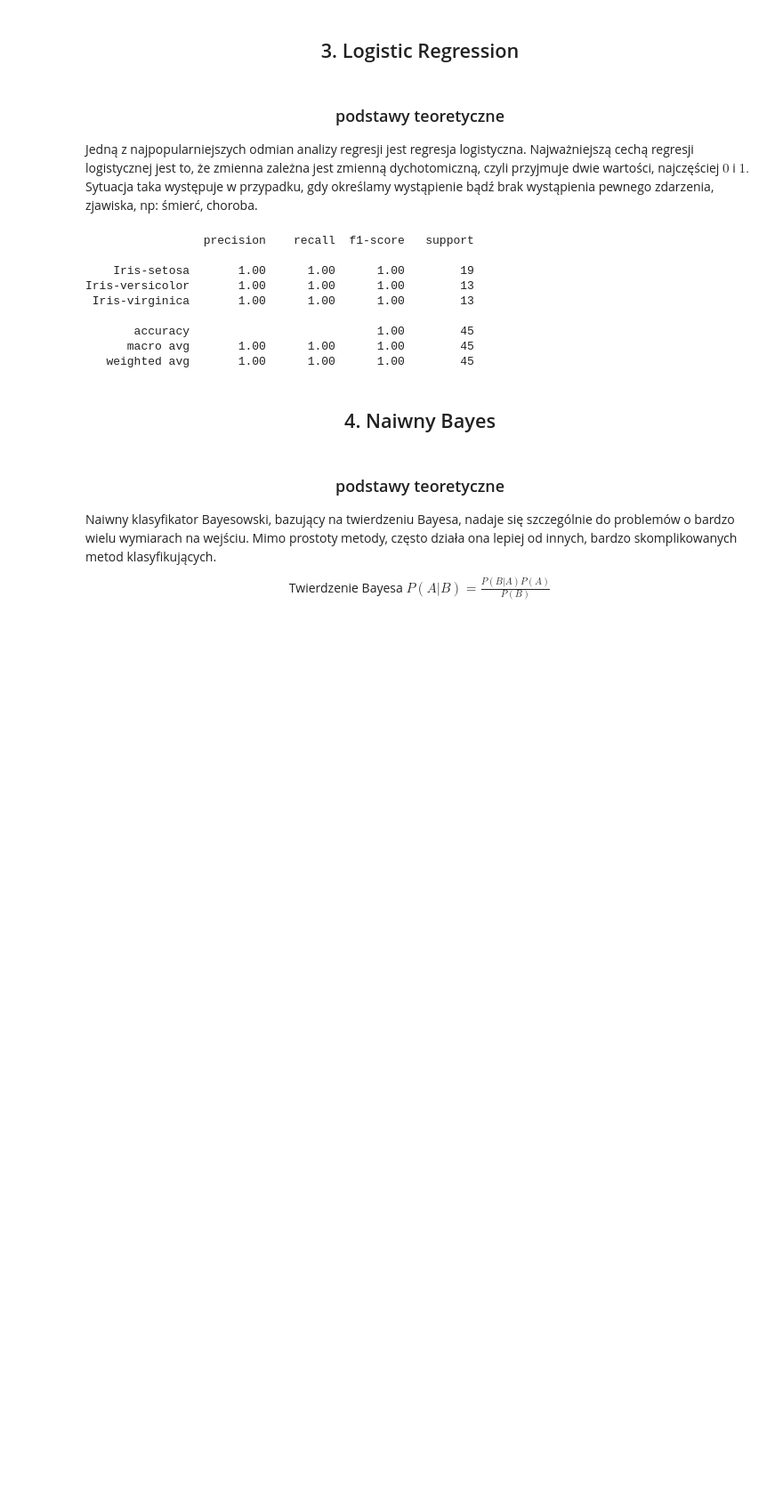
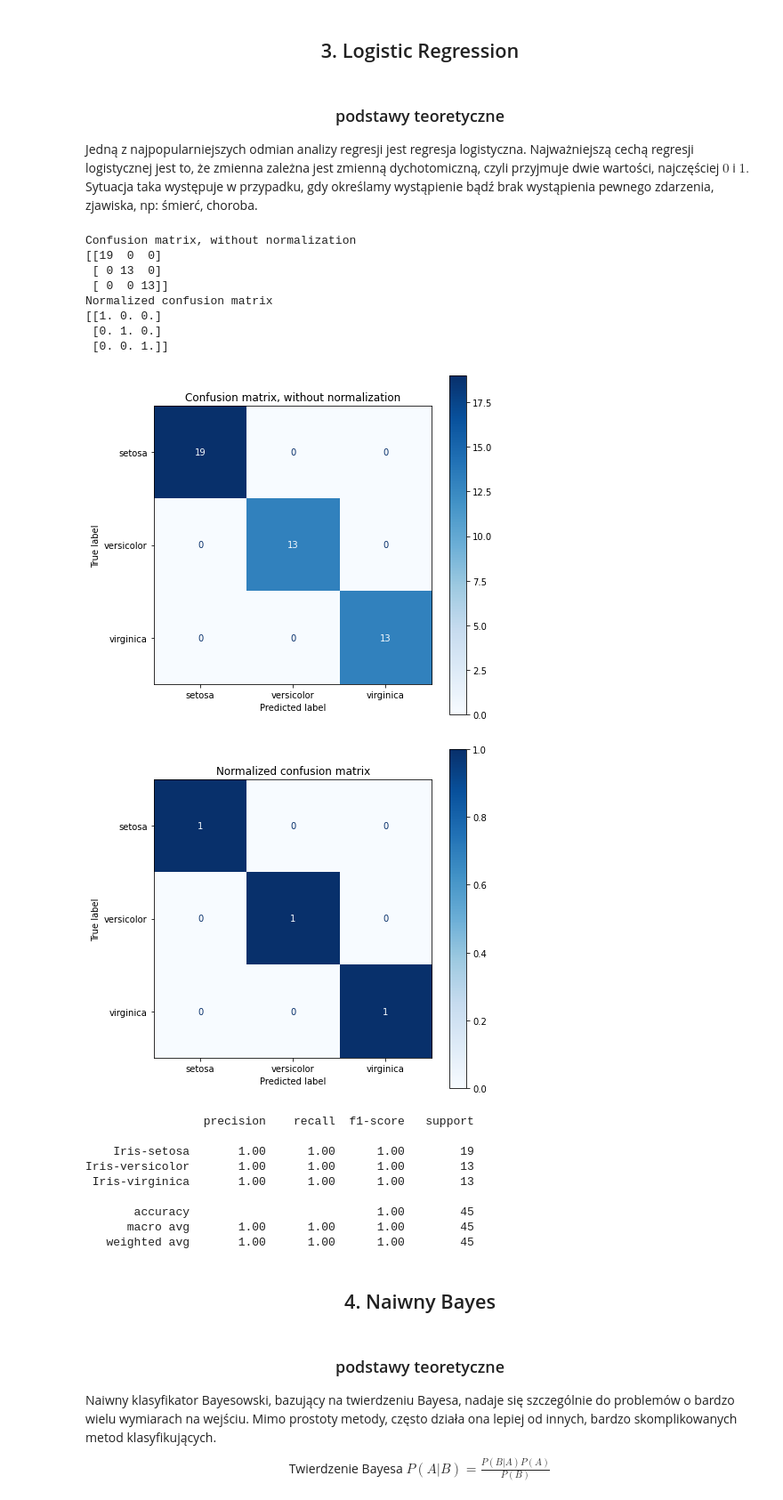
Before and after one commit to pajelonek/machine_learning_course, a Jupyter notebook: Lecture 4 - Classification/Lab6/Lab6_notebook.ipynb, the cells around one changed output. Shown at 89% size. Drawn from its saved outputs; the diff is of its cells as text; code cells hidden in the pictures; blank space fills up the shorter version.

```diff
--- a/Lecture 4 - Classification/Lab6/Lab6_notebook.ipynb
+++ b/Lecture 4 - Classification/Lab6/Lab6_notebook.ipynb
@@ -96,6 +99,22 @@ def calc_error_for_k_values(range_values: range, x_train: np.ndarray, x_test: np
     plt.xlabel('K Value')
     plt.ylabel('Mean Error')
     plt.show()
+# %%
+def plot_con_matrix(class_names, classifier, X_test, y_test):
+    titles_options = [("Confusion matrix, without normalization", None),
+                  ("Normalized confusion matrix", 'true')]
+    for title, normalize in titles_options:
+        disp = plot_confusion_matrix(classifier, X_test, y_test,
+                                     display_labels=class_names,
+                                     cmap=plt.cm.Blues,
+                                     normalize=normalize)
+        disp.ax_.set_title(title)
+        disp.ax_.grid(False)
+
+        print(title)
+        print(disp.confusion_matrix)
+
+    plt.show()
 # %%
 k_nearest_classifier(X_train, X_test, y_train, y_test)
 # %% [output]
@@ -167,30 +199,37 @@ dychotomiczną, czyli przyjmuje dwie wartości, najczęściej $0$ i $1.$ </br>
 Sytuacja taka występuje w przypadku, gdy określamy wystąpienie bądź brak wystąpienia pewnego
 zdarzenia, zjawiska, np: śmierć, choroba.
 # %%
-X = dataset.iloc[:, :-1].values
-y = dataset.iloc[:, 4].values
-x_train, x_test, y_train, y_test = train_test_split(X, y, test_size=0.3, random_state=42)
-model = LogisticRegression()
-model.fit(x_train, y_train) #Training the model
-predictions = model.predict(x_test)
-print( classification_report(y_test, predictions) )
+def logistic_regression(x: pd.DataFrame, y: pd.DataFrame, test_size: float = 0.3):
+    x_train, x_test, y_train, y_test = train_test_split(x, y, test_size=test_size, random_state=42)
+    model = LogisticRegression()
+    model.fit(x_train, y_train) #Training the model
+    plot_con_matrix(df.target_names, model, x_test, y_test)
+    predictions = model.predict(x_test)
+    print(classification_report(y_test, predictions))
-# %% [output]
-                 precision    recall  f1-score   support
-
-    Iris-setosa       1.00      1.00      1.00        19
-Iris-versicolor       1.00      1.00      1.00        13
- Iris-virginica       1.00      1.00      1.00        13
-
-       accuracy                           1.00        45
-      macro avg       1.00      1.00      1.00        45
-   weighted avg       1.00      1.00      1.00        45
-# %%
-def logistic_regression(x: pd.DataFrame, y: pd.DataFrame, test_size: float = 0.3):
-    x_train, x_test, y_train, y_test = train_test_split(x, y, test_size=test_size, random_state=42)
-    model = LogisticRegression()
-    model.fit(x_train, y_train) #Training the model
-    predictions = model.predict(x_test)
-    print(classification_report(y_test, predictions))
+# %%
+X = dataset.iloc[:, :-1].values
+y = dataset.iloc[:, 4].values
+logistic_regression(X, y)
+# %% [output]
+Confusion matrix, without normalization
+[[19  0  0]
+ [ 0 13  0]
+ [ 0  0 13]]
+Normalized confusion matrix
+[[1. 0. 0.]
+ [0. 1. 0.]
+ [0. 0. 1.]]
+[figure, added]
+[figure, added]
+                 precision    recall  f1-score   support
+
+    Iris-setosa       1.00      1.00      1.00        19
+Iris-versicolor       1.00      1.00      1.00        13
+ Iris-virginica       1.00      1.00      1.00        13
+
+       accuracy                           1.00        45
+      macro avg       1.00      1.00      1.00        45
+   weighted avg       1.00      1.00      1.00        45
 # %% [markdown]
 ## <center>4. Naiwny Bayes</center>
 # %% [markdown]
```
Also changed, not shown: parts of 16 cells of this notebook.
